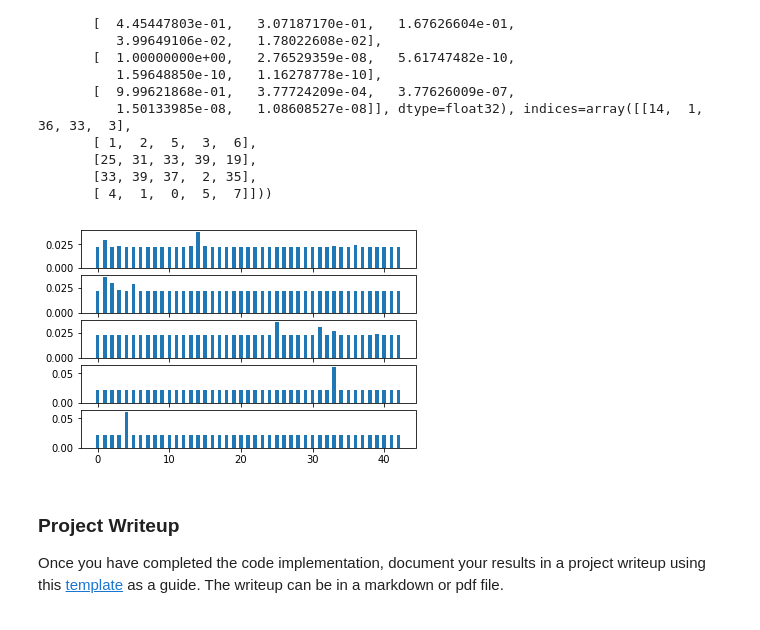
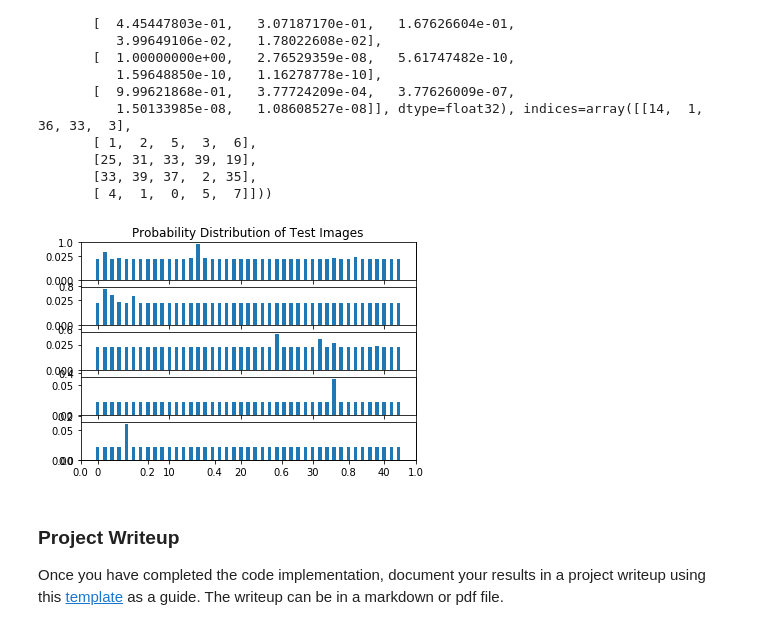
Before and after one commit to DrBoltzmann/CarND-Traffic-Sign-Classifier-Project, a Jupyter notebook: Traffic_Sign_Classifier.ipynb, the cells around one changed output. Saved outputs shown, nothing was run; the diff lists cells and outputs as text; code cells hidden in the pictures.

```diff
--- a/Traffic_Sign_Classifier.ipynb
+++ b/Traffic_Sign_Classifier.ipynb
@@ -717,16 +729,17 @@ TopKV2(values=array([[  5.20930946e-01,   2.79199451e-01,   5.91781251e-02,
        [33, 39, 37,  2, 35],
        [ 4,  1,  0,  5,  7]]))
 # %%
+# Visualization of the 5 traffic signs and their probability outputs
 fig = plt.figure()
+plt.title('Probability Distribution of Test Images')
 width = 0.5
 x_vals = range(43)
 for i in range(5):
     ax = fig.add_subplot(5,1,i+1)
     ax.bar(x_vals, softmax_probabilites[i], width)
-
 plt.show()
 # %% [output]
-[figure, old version]
+[figure, new version]
 # %% [markdown]
 ### Project Writeup
 
```
Also changed, not shown: parts of 4 cells of this notebook, 3 other files.
